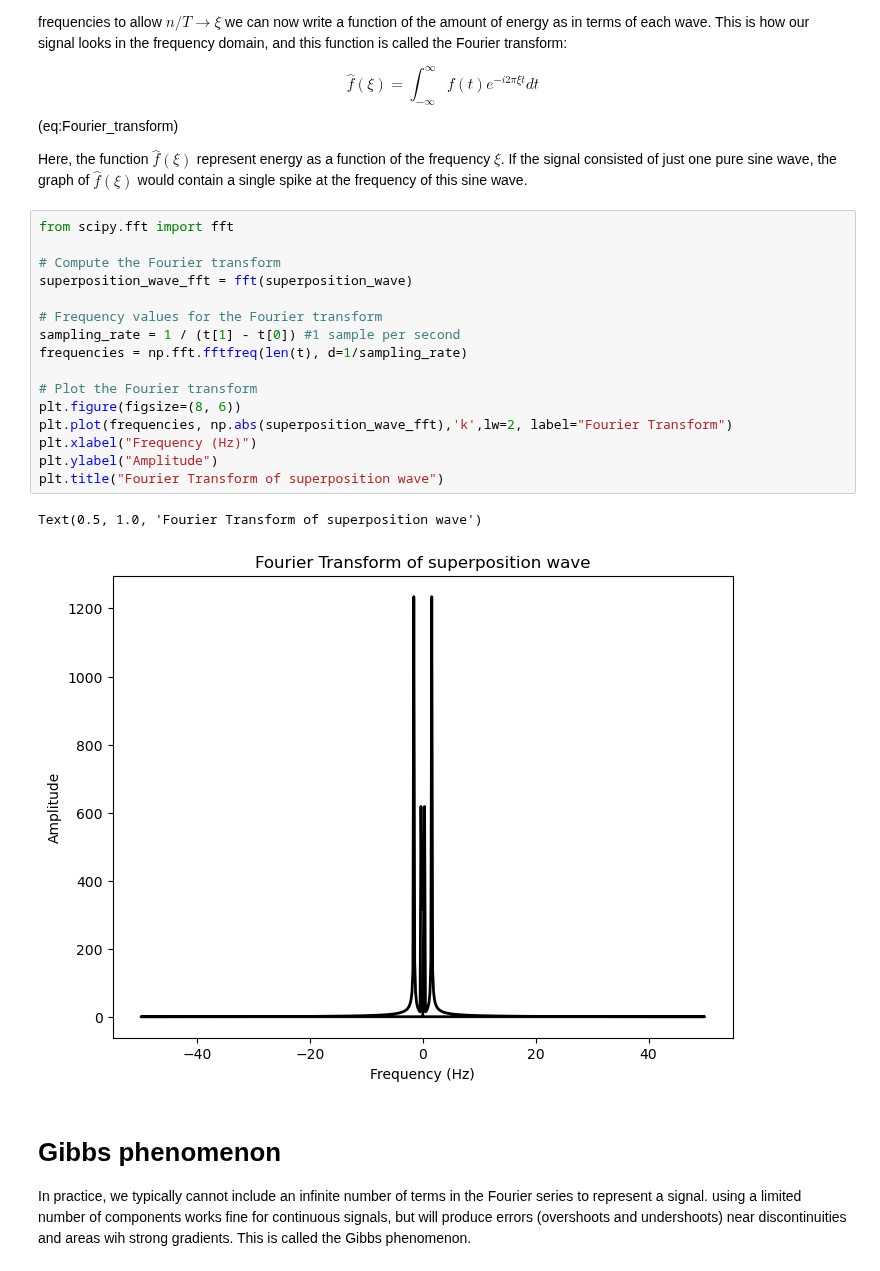
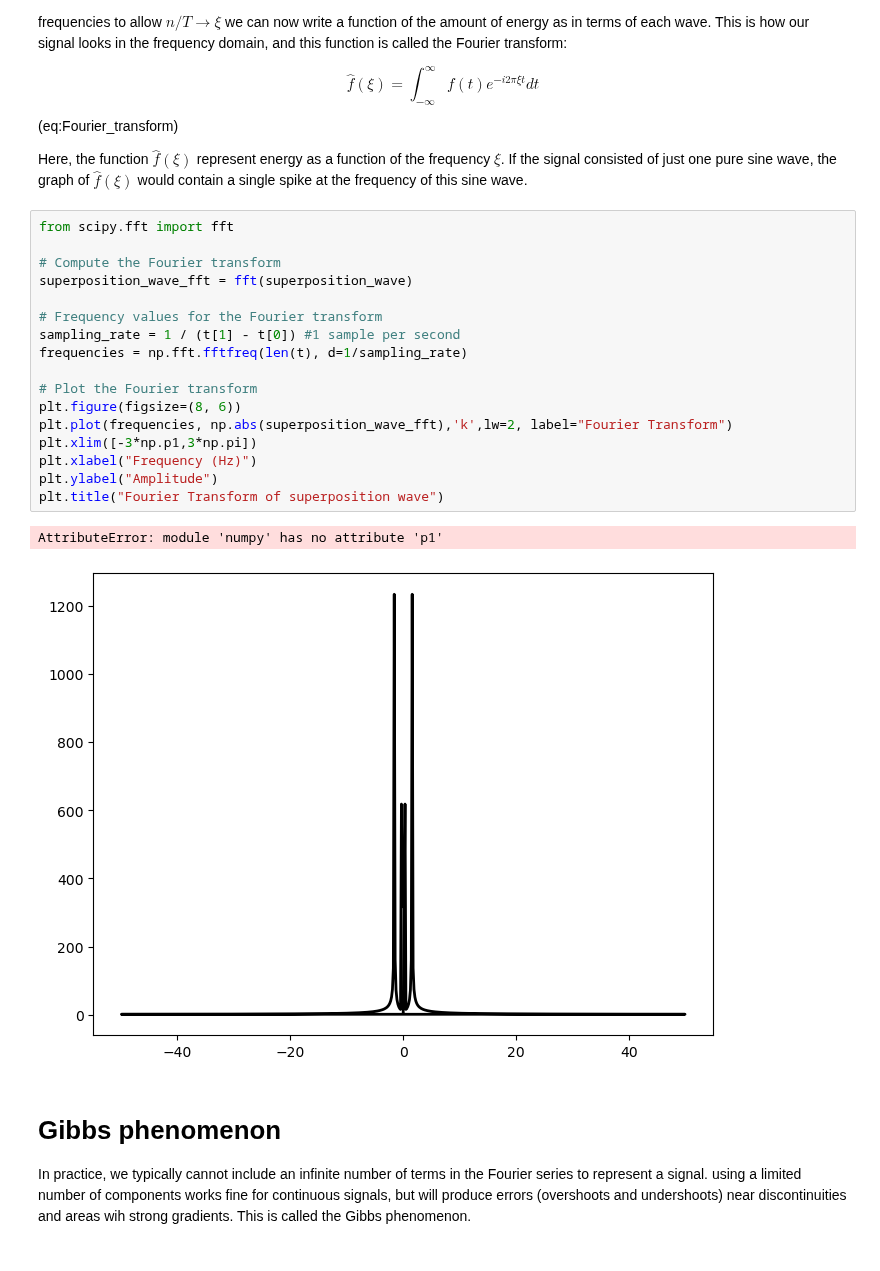
Before and after one commit to thorbjornmoeUiB/GEOF211_compendium, a Jupyter notebook: GEOF211_book/_build/jupyter_execute/Useful_calculus/Fourier_transforms.ipynb, the cells around one changed output. Drawn from its saved outputs; the diff is of its cells as text.

```diff
--- a/GEOF211_book/_build/jupyter_execute/Useful_calculus/Fourier_transforms.ipynb
+++ b/GEOF211_book/_build/jupyter_execute/Useful_calculus/Fourier_transforms.ipynb
@@ -84,22 +84,23 @@ Here, the function $\hat{f}(\xi)$ represent energy as a function of the frequenc
 # %%
 from scipy.fft import fft
 
 # Compute the Fourier transform
 superposition_wave_fft = fft(superposition_wave)
 
 # Frequency values for the Fourier transform
 sampling_rate = 1 / (t[1] - t[0]) #1 sample per second
 frequencies = np.fft.fftfreq(len(t), d=1/sampling_rate)
 
 # Plot the Fourier transform
 plt.figure(figsize=(8, 6))
 plt.plot(frequencies, np.abs(superposition_wave_fft),'k',lw=2, label="Fourier Transform")
+plt.xlim([-3*np.p1,3*np.pi])
 plt.xlabel("Frequency (Hz)")
 plt.ylabel("Amplitude")
 plt.title("Fourier Transform of superposition wave")
 # %% [output]
-Text(0.5, 1.0, 'Fourier Transform of superposition wave')
+AttributeError: module 'numpy' has no attribute 'p1'
-[figure, old version]
+[figure, new version]
 # %% [markdown]
 # Gibbs phenomenon
 In practice, we typically cannot include an infinite number of terms in the Fourier series to represent a signal. using a limited number of components works fine for continuous signals, but will produce errors (overshoots and undershoots) near discontinuities and areas wih strong gradients. This is called the Gibbs phenomenon.
```
Also changed, not shown: 9 other files.
